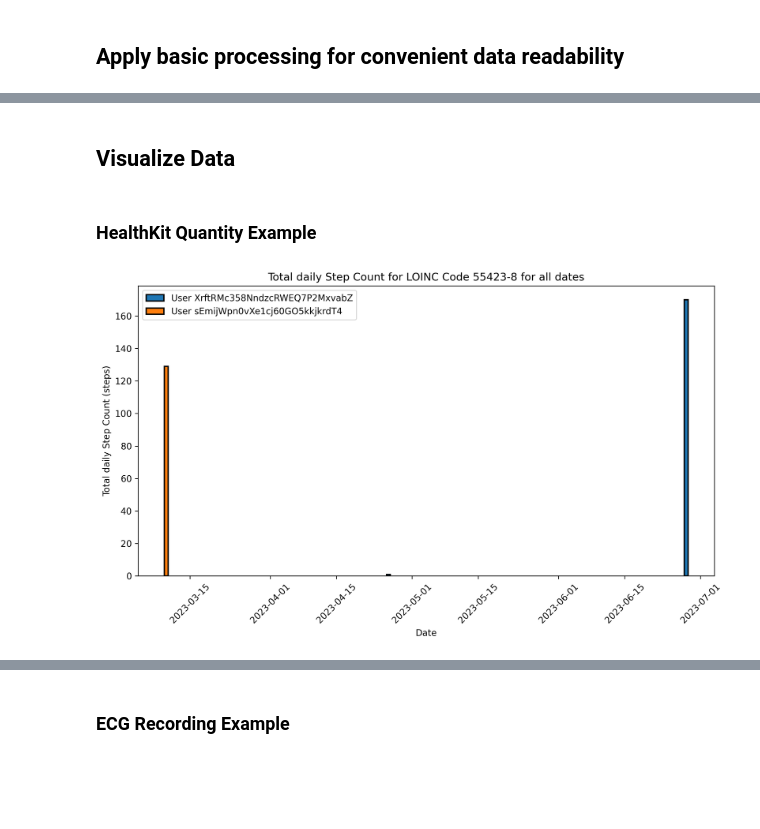
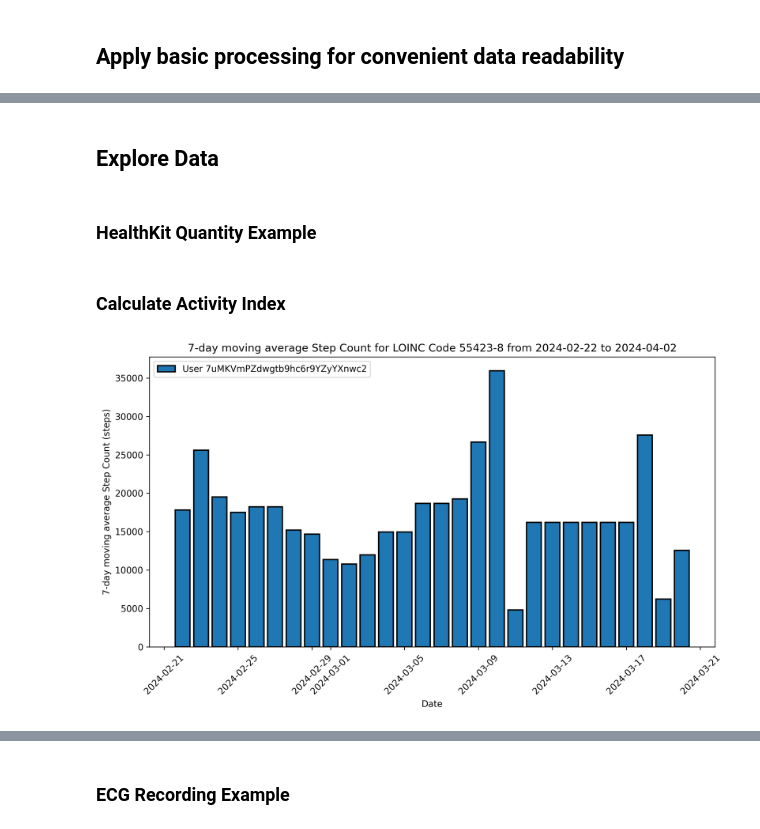
Before and after one commit to StanfordSpezi/SpeziDataPipeline, a Jupyter notebook: SpeziDataPipelineTemplate.ipynb, the cells around one changed output, grey strips where cells are left out. Saved outputs shown, nothing was run; the diff lists cells and outputs as text; code cells hidden in the pictures; blank space fills up the shorter version.

```diff
--- a/SpeziDataPipelineTemplate.ipynb
+++ b/SpeziDataPipelineTemplate.ipynb
@@ -51,17 +49,31 @@ processed_fhir_dataframe.df.head()
 # %% [markdown]
-## Visualize Data
+## Explore Data
 # %% [markdown]
 ### HealthKit Quantity Example
 # %%
 selected_users = ["3EUoHxIuYkWMKcnLfK38nTGOqHn1","7uMKVmPZdwgtb9hc6r9YZyYXnwc2", "sgsxyilwB3T3xf3LIvkpSajN3NW2"]
 selected_start_date = "2024-02-22"
-selected_end_date = "2024-04-2"
-visualizer = visualizer_factory(processed_fhir_dataframe)
+selected_end_date = "2024-04-02"
+explorer = visualizer_factory(processed_fhir_dataframe)
 
-# visualizer.set_user_ids(selected_users)
-# visualizer.set_date_range(selected_start_date, selected_end_date)
-# visualizer.set_y_bounds(50, 50000)
+# explorer.set_user_ids(selected_users)
+# explorer.set_date_range(selected_start_date, selected_end_date)
+# explorer.set_y_bounds(50, 50000)
 
-figs = visualizer.create_static_plot(processed_fhir_dataframe)
+figs = explorer.create_static_plot(processed_fhir_dataframe)
-# %% [output]
-[figure, removed]
+# %% [markdown]
+### Calculate Activity Index
+# %%
+activity_index_fhir_dataframe = calculate_activity_index(processed_fhir_dataframe)
+
+selected_users = ["XrftRMc358NndzcRWEQ7P2MxvabZ"]
+# selected_users = ["7uMKVmPZdwgtb9hc6r9YZyYXnwc2"]
+explorer = visualizer_factory(activity_index_fhir_dataframe)
+
+explorer.set_user_ids(selected_users)
+explorer.set_date_range(selected_start_date, selected_end_date)
+
+figs = explorer.create_static_plot(activity_index_fhir_dataframe)
+activity_index_fhir_dataframe.df.head()
+# %% [output]
+[figure, added]
```
Also changed, not shown: parts of 7 cells of this notebook, 36 other files.
